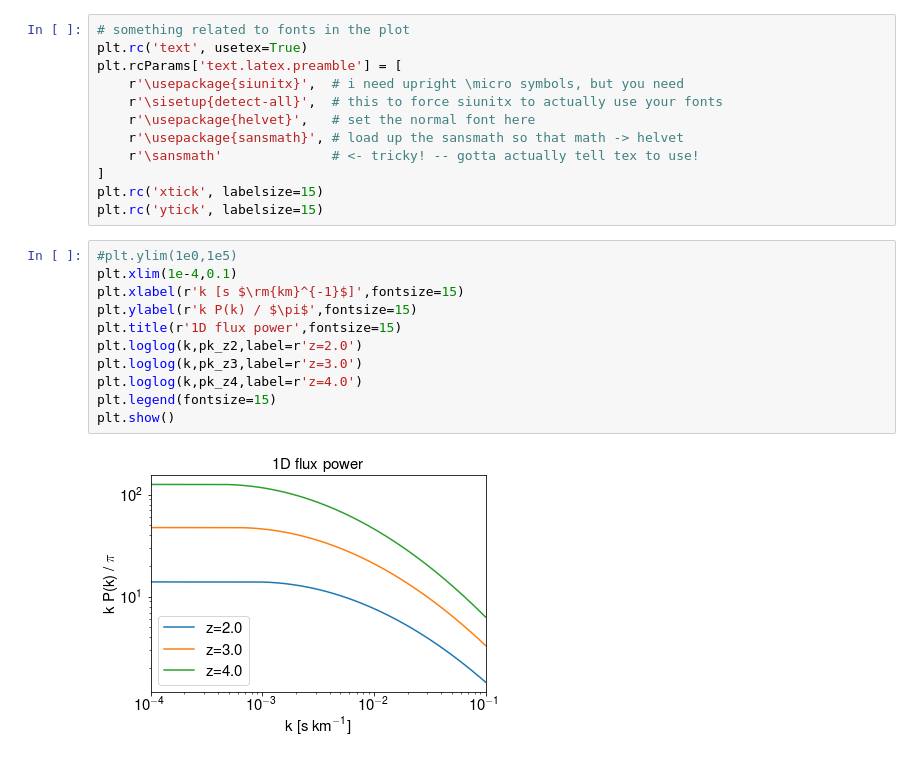
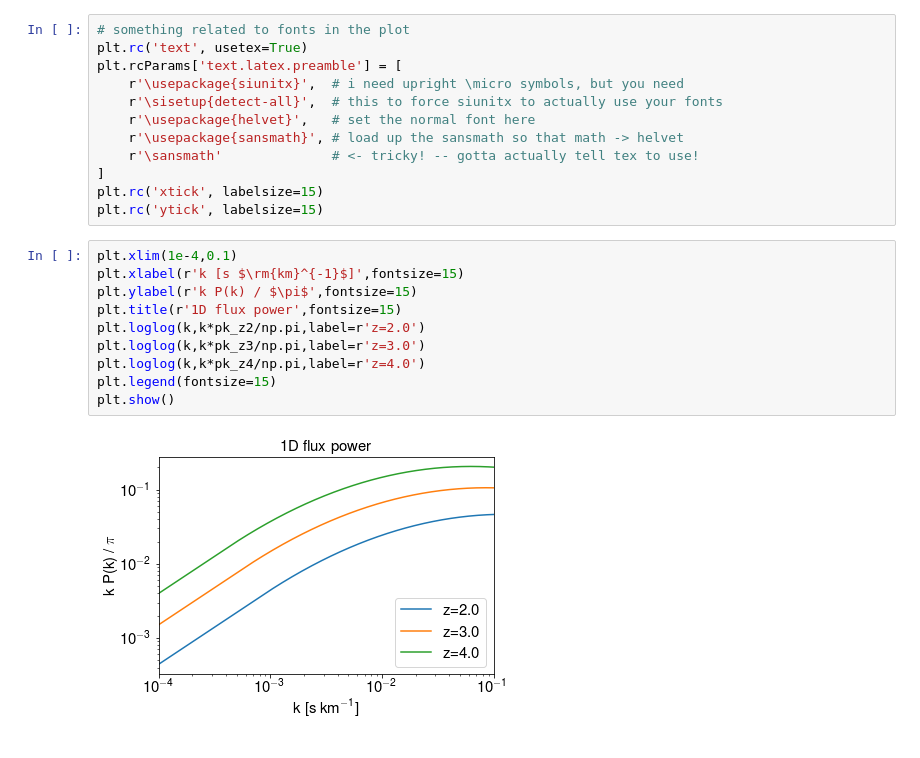
Before and after one commit to igmhub/lyaforecast, a Jupyter notebook: examples/plot_P1D.ipynb, the cells around one changed output. Saved outputs shown, nothing was run; the diff lists cells and outputs as text.

```diff
--- a/examples/plot_P1D.ipynb
+++ b/examples/plot_P1D.ipynb
@@ -26,15 +26,14 @@ plt.rcParams['text.latex.preamble'] = [
 plt.rc('xtick', labelsize=15)
 plt.rc('ytick', labelsize=15)
 # %%
-#plt.ylim(1e0,1e5)
 plt.xlim(1e-4,0.1)
 plt.xlabel(r'k [s $\rm{km}^{-1}$]',fontsize=15)
 plt.ylabel(r'k P(k) / $\pi$',fontsize=15)
 plt.title(r'1D flux power',fontsize=15)
-plt.loglog(k,pk_z2,label=r'z=2.0')
-plt.loglog(k,pk_z3,label=r'z=3.0')
-plt.loglog(k,pk_z4,label=r'z=4.0')
+plt.loglog(k,k*pk_z2/np.pi,label=r'z=2.0')
+plt.loglog(k,k*pk_z3/np.pi,label=r'z=3.0')
+plt.loglog(k,k*pk_z4/np.pi,label=r'z=4.0')
 plt.legend(fontsize=15)
 plt.show()
 # %% [output]
-[figure, old version]
+[figure, new version]
```
Also changed, not shown: 9 other files.
